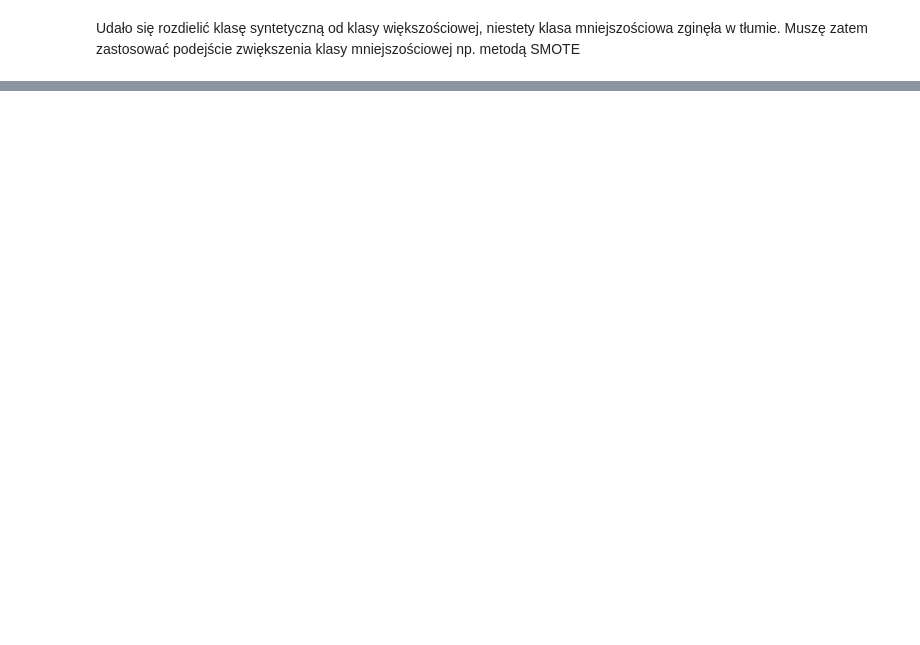
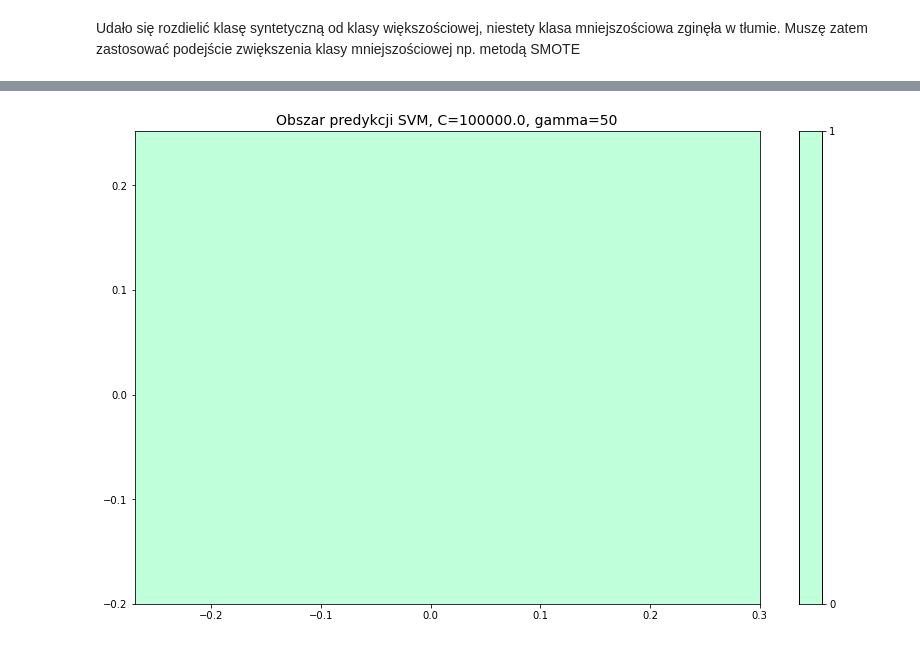
Before and after one commit to krisz17/latent_layer_SVM_classifier, a Jupyter notebook: autoenkoder_for_fraud.ipynb, the cells around one changed output, grey strips where cells are left out. Cells and saved outputs as stored; diff of their text form; code cells hidden in the pictures; blank space fills up the shorter version.

```diff
--- a/autoenkoder_for_fraud.ipynb
+++ b/autoenkoder_for_fraud.ipynb
@@ -539,0 +717,27 @@ Udało się rozdielić klasę syntetyczną od klasy większościowej, niestety k
+# %%
+# i teraz odczytujemy model
+import pickle as pk
+svm_model_ = pk.load(open("./run/SVM_SMOTETpmek_binarny_c1e5_g50.pkl","rb"))
+# %%
+# i teraz odczytujemy model
+import pickle as pk
+svm_model_ = pk.load(open("./run/SVM_SMOTETpmek_binarny_c1e5_g50.pkl","rb"))
+
+# spróbuję jeszcze wykonać ćwiczenie tylko na zmiennej binarnej
+Cp =1e5 #  0.01, 1000
+gammap=50 # 0.1, 1 'scale' ‘auto’
+
+x0s = np.linspace(-0.27, 0.3, 100)
+x1s = np.linspace(-0.2, 0.252, 100)
+x0, x1 = np.meshgrid(x0s, x1s)
+Xn = np.c_[x0.ravel(), x1.ravel()]
+y_pred = svm_model_.predict(Xn).reshape(x0.shape)
+#wykresy
+#fig, axes = plt.subplots(figsize=(15, 6), sharey=True)
+plt.contourf(x0, x1, y_pred, cmap='rainbow', levels=[0,1],  alpha=0.5)
+plt.colorbar()
+plt.title("Obszar predykcji SVM, C={0}, gamma={1}".format(Cp,gammap), fontsize=14)
+plt.savefig("SVM_SMOTETpmek_binarny_c1e5_g50.png", format='png', dpi=300, facecolor="White")
+plt.show()
+# %% [output]
+[figure, added]
```
Also changed, not shown: parts of 16 cells of this notebook, 1 other file.
